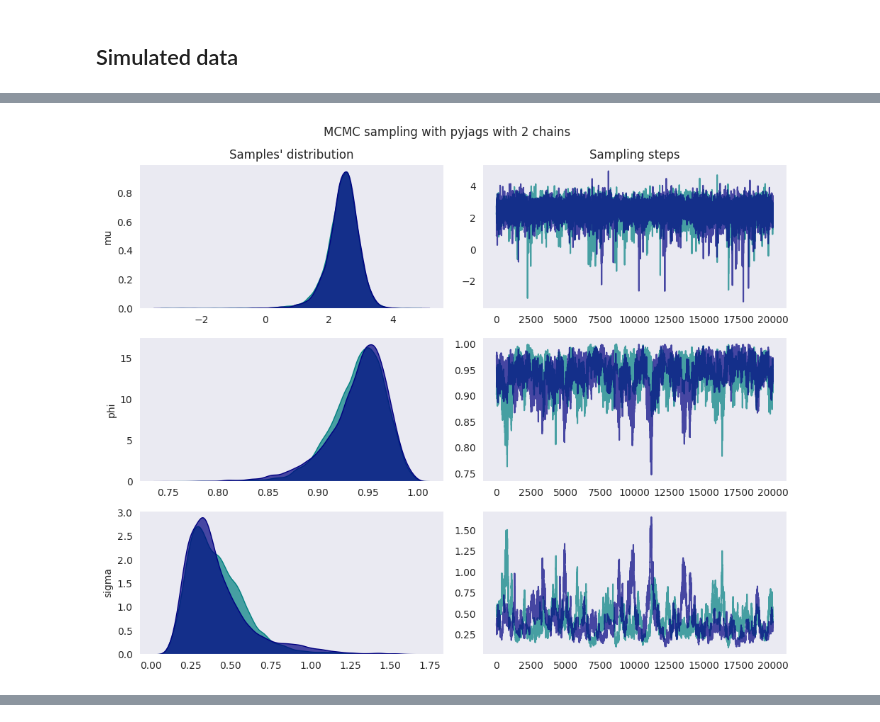
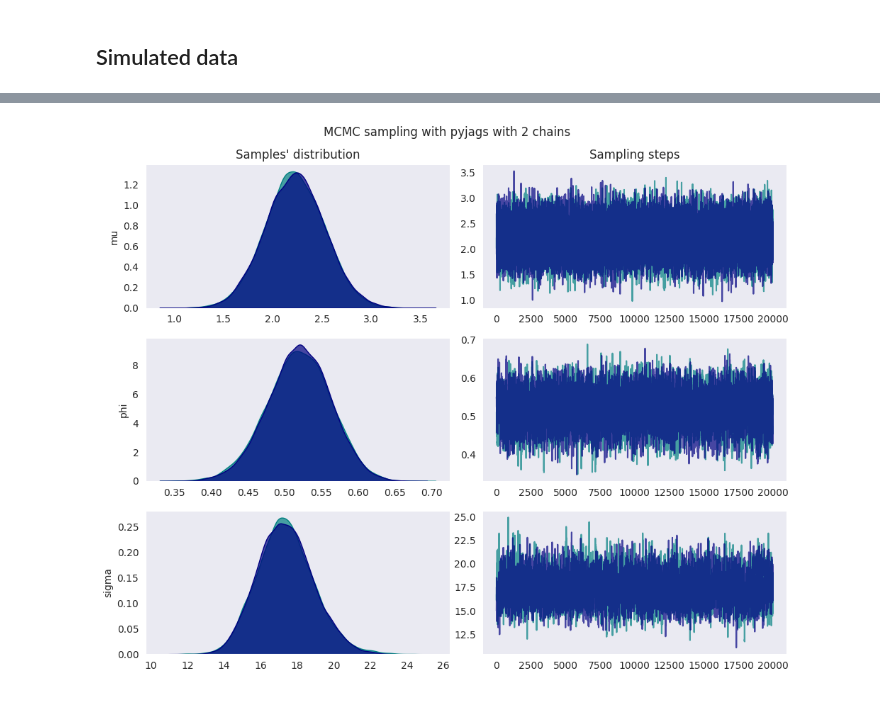
Before and after one commit to spradha1/LeuphanaAssignments, a Jupyter notebook: ProbabilisticModelling/Paper/SVmodel_mit_real_data.ipynb, the cells around one changed output, grey strips where cells are left out. Drawn from its saved outputs; the diff is of its cells as text; code cells hidden in the pictures.

```diff
--- a/ProbabilisticModelling/Paper/SVmodel_mit_real_data.ipynb
+++ b/ProbabilisticModelling/Paper/SVmodel_mit_real_data.ipynb
@@ -100 +206,31 @@ asset_returns = df[['Asset_return']].to_numpy().flatten()[1:]
+# %%
+# simulation configs
+SAMPLE_SIZE=1000
+MU=1
+PHI=0.5
+SIGMA=2
+# %%
+'''
+  generate asset returns as per basic SVOL model
+  params:
+    n: number of asset returns to generate
+  returns:
+    returns n simulated asset_returns
+'''
+def generate_data(mu, phi, sigma, n=1):
+
+  hs = [] # log volatilities
+  ys = [] # asset returns
+
+  # initial values
+  h0 = np.random.normal( mu, np.sqrt(sigma/np.sqrt(1 - phi**2)) )
+  hs.append(h0)
+  ys.append( np.random.normal(0, np.exp(h0/2)) )
+
+  for i in range(1, n):
+    hs.append( np.random.normal( mu + phi*(hs[i-1] - mu), sigma) )
+    ys.append( np.random.normal(0, np.exp(hs[i]/2)) )
+  return ys
+# %%
+sim_asset_returns = generate_data(MU, PHI, SIGMA, SAMPLE_SIZE)
 # %%
@@ -177,24 +262,3 @@ colors = ['teal', 'navy']
-# %%
-# plots
-
-fig, axs = plt.subplots(len(parameters), 2, figsize=(10, 8))
-axs[0, 0].set_title('Samples\' distribution')
-axs[0, 1].set_title('Sampling steps')
-
-for p in range(len(parameters)):
-
-  for c in range(CHAINS):
-    # samples' distribution
-    sns.kdeplot(data=sample_chains[p][BURN_IN:, c], ax=axs[p, 0], color=colors[c], fill=True, alpha=0.7)
-    # sampling steps
-    sns.lineplot(data=sample_chains[p][BURN_IN:, c], ax=axs[p, 1], color=colors[c], alpha=0.7)
-
-  # axs[p, 0].set_facecolor('black')
-  axs[p, 0].set_ylabel(parameters[p])
-  # axs[p, 1].set_facecolor('black')
-
-fig.suptitle(f'MCMC sampling with pyjags with {CHAINS} chains')
-plt.tight_layout()
-plt.show()
-# %% [output]
-[figure, removed]
+# %%
+sample_n_plot(asset_returns=sim_asset_returns, mean_log_vol=sim_mlv, shock=sim_shock_scale)
+# %% [output]
@@ -200,0 +282 @@ plt.show()
+[figure, added]
```
Also changed, not shown: parts of 12 cells of this notebook.
